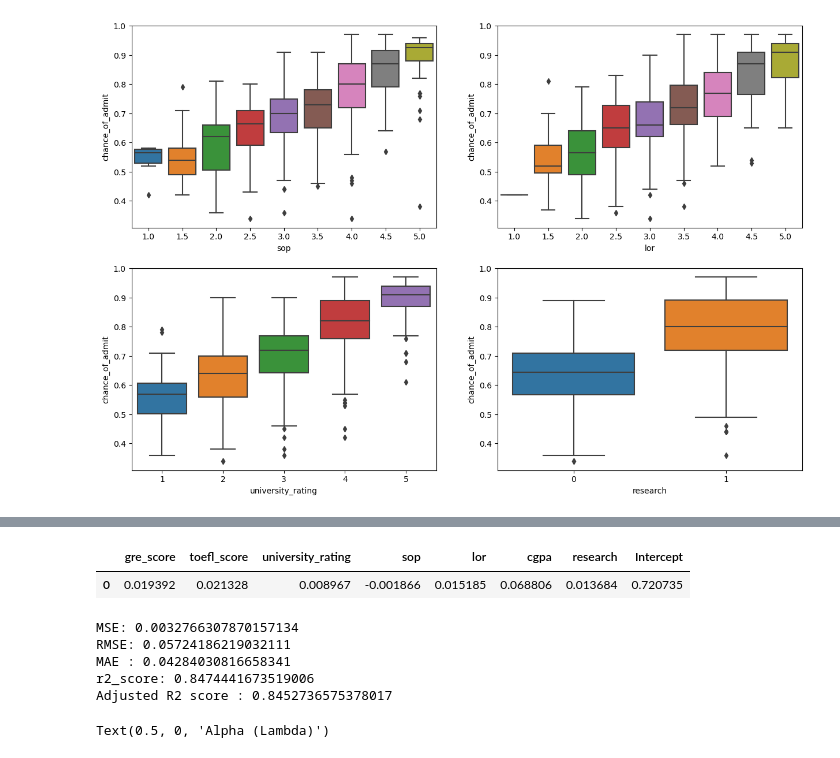
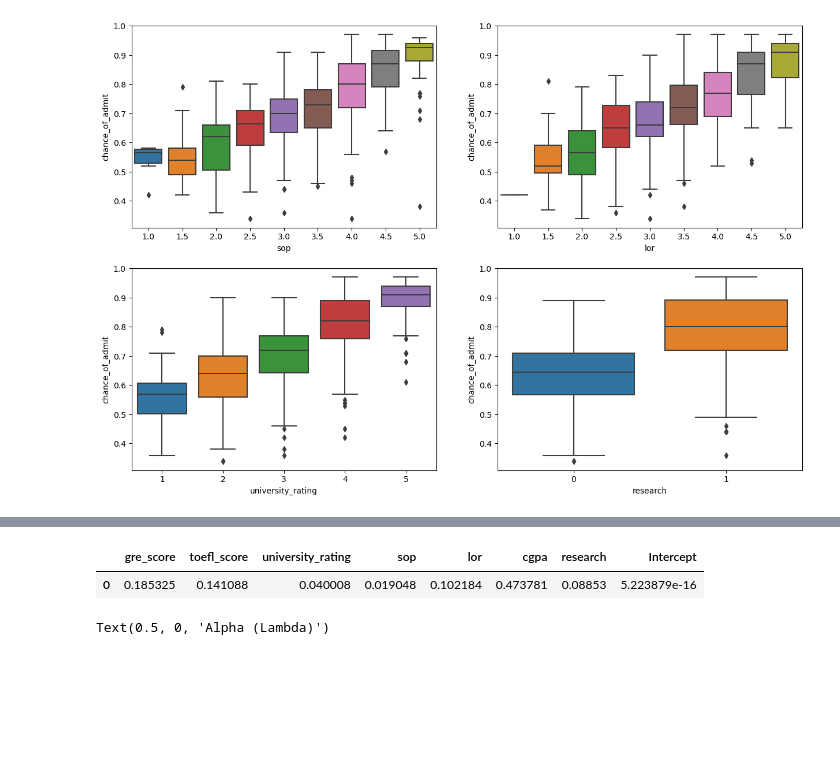
Before and after one commit to mayankjain281/ML_Supervised_Regression, a Jupyter notebook: Jamboree_Admission_Probability_Predictor/Jamboree_Admission_Probability_Predictor.ipynb, the cells around one changed output, grey strips where cells are left out. Saved outputs shown, nothing was run; the diff lists cells and outputs as text; code cells hidden in the pictures; blank space fills up the shorter version.

```diff
--- a/Jamboree_Admission_Probability_Predictor/Jamboree_Admission_Probability_Predictor.ipynb
+++ b/Jamboree_Admission_Probability_Predictor/Jamboree_Admission_Probability_Predictor.ipynb
@@ -260,0 +278,31 @@ sns.jointplot(x="gre_score", y="chance_of_admit", data=df, kind="reg")
+# %%
+import seaborn as sns
+import matplotlib.pyplot as plt
+
+# Define columns
+# num_cols = ['gre_score', 'toefl_score', 'cgpa']
+# cat_col = 'research'  # Can be any categorical column in your dataset
+
+import seaborn as sns
+import matplotlib.pyplot as plt
+import pandas as pd
+
+# Bin the target column into categories
+df["chance_bin"] = pd.qcut(df["chance_of_admit"], q=10)
+cat_col = "chance_bin"
+
+# Select numeric columns excluding the categorical column
+num_cols = df.select_dtypes(include='number').drop(columns=["chance_of_admit"]).columns
+
+# Set up subplot grid
+n = len(num_cols)
+fig, axes = plt.subplots(n, 1, figsize=(10, 5*n))
+
+# Plot each boxplot
+for i, col in enumerate(num_cols):
+    sns.boxplot(x=cat_col, y=col, data=df, ax=axes[i])
+    plt.xticks(rotation = 90)
+    axes[i].set_title(f'{col} vs {cat_col}')
+
+plt.tight_layout()
+plt.show()
@@ -312,8 +481,4 @@ from sklearn.metrics import r2_score,mean_squared_error,mean_absolute_error, adj
 from sklearn.feature_selection import f_regression
 # %%
 X = df.drop(["chance_of_admit"],axis = 1) # independent variables
-y = df["chance_of_admit"].values.reshape(-1,1) # target / dependent variables
+y = df["chance_of_admit"] # target / dependent variables
-# %%
-standardizer = StandardScaler()
-standardizer.fit(X)
-x = standardizer.transform(X) # standardising the data
@@ -325,3 +484,0 @@ X_train.shape,X_test.shape, y_train.shape, y_test.shape # after spliting, checki
-# %%
-LinearRegression = LinearRegression() # training LinearRegression model
-LinearRegression.fit(X_train,y_train)
@@ -334,26 +536,13 @@ r2_score(y_test,LinearRegression.predict(X_test) )
 # %%
-ws = pd.DataFrame(LinearRegression.coef_.reshape(1,-1),columns=df.columns[:-1])
-ws["Intercept"] = LinearRegression.intercept_
+ws = pd.DataFrame(model.coef_.reshape(1,-1),columns=df.columns[:-1])
+ws["Intercept"] = model.intercept_
 ws
 # %% [output]
 |  | gre_score | toefl_score | university_rating | sop | lor | cgpa | research | Intercept |
-| 0 | 0.019392 | 0.021328 | 0.008967 | -0.001866 | 0.015185 | 0.068806 | 0.013684 | 0.720735 |
+| 0 | 0.185325 | 0.141088 | 0.040008 | 0.019048 | 0.102184 | 0.473781 | 0.08853 | 5.223879e-16 |
 # %%
 def AdjustedR2score(R2,n,d):
     return 1-(((1-R2)*(n-1))/(n-d-1))
-# %%
-y_pred = LinearRegression.predict(X_test)
-print("MSE:",mean_squared_error(y_test,y_pred)) # MSE
-print("RMSE:",np.sqrt(mean_squared_error(y_test,y_pred))) #RMSE
-print("MAE :",mean_absolute_error(y_test,y_pred) ) # MAE
-print("r2_score:",r2_score(y_test,y_pred)) # r2score
-print("Adjusted R2 score :", AdjustedR2score(r2_score(y_test,y_pred),len(X),X.shape[1])) # adjusted R2 score
-# %% [output]
-MSE: 0.0032766307870157134
-RMSE: 0.05724186219032111
-MAE : 0.04284030816658341
-r2_score: 0.8474441673519006
-Adjusted R2 score : 0.8452736575378017
 # %%
 from sklearn.linear_model import Ridge # L2 regualrization
 from sklearn.linear_model import Lasso # L1 regualrization
```
Also changed, not shown: parts of 39 cells of this notebook.
